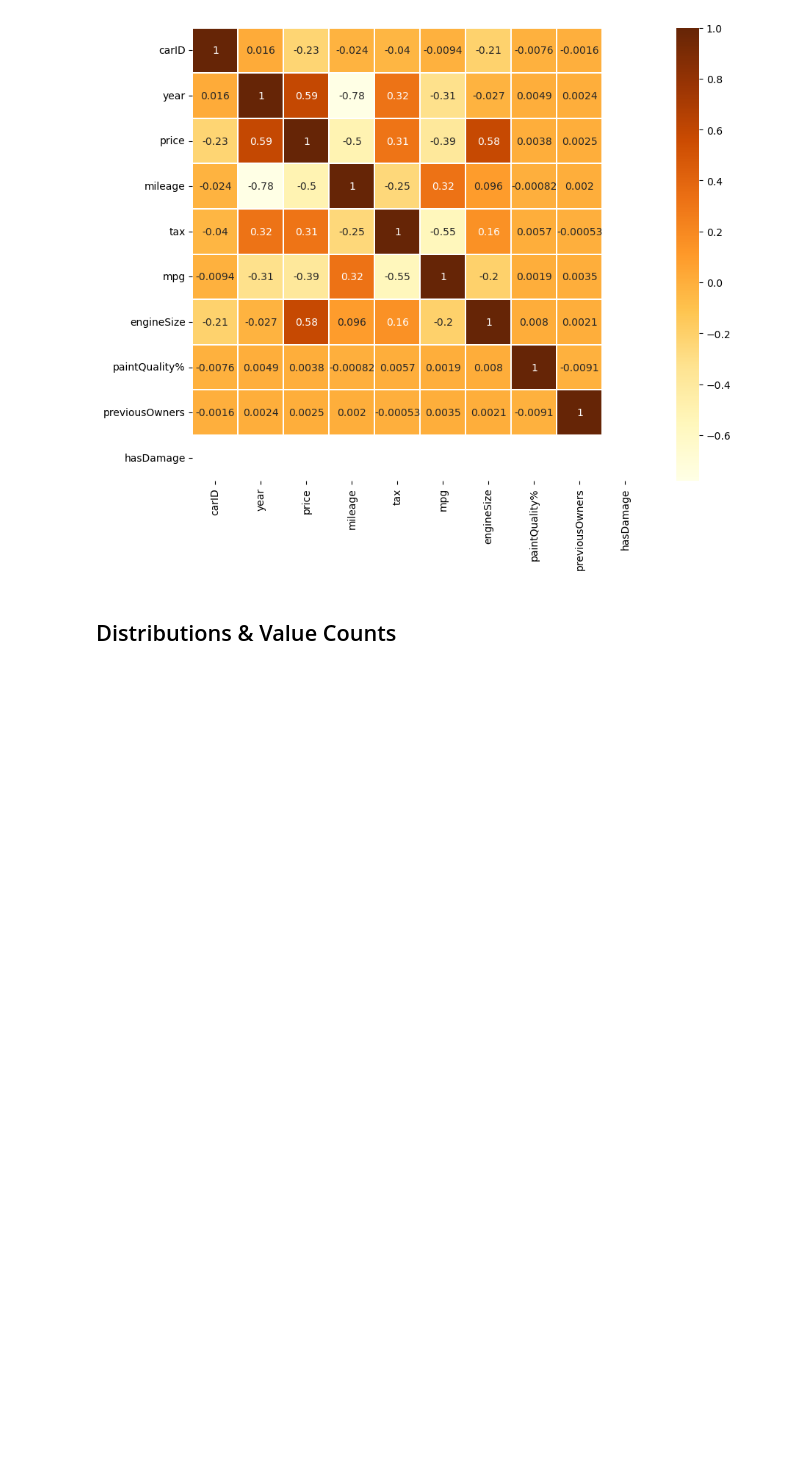
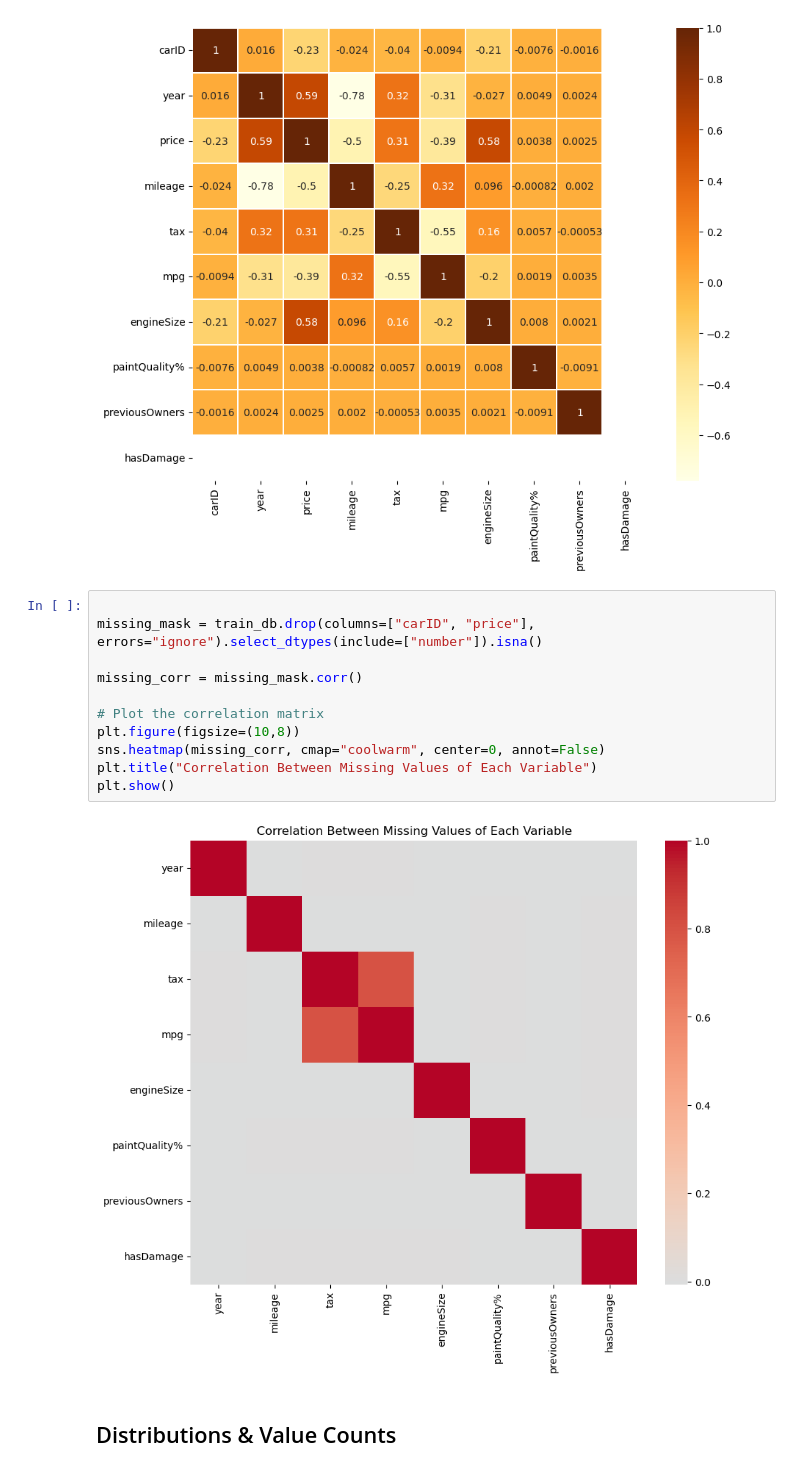
Before and after one commit to rodbarretoteixeira/ProjetoML, a Jupyter notebook: clean.ipynb, the cells around one changed output. Saved outputs shown, nothing was run; the diff lists cells and outputs as text; blank space fills up the shorter version.

```diff
--- a/clean.ipynb
+++ b/clean.ipynb
@@ -191,6 +270,19 @@ sns.heatmap(correlation_matrix, annot=True, cmap="YlOrBr", linewidths=0.1)
 plt.show()
 # %% [output]
 [figure]
+# %%
+
+missing_mask = train_db.drop(columns=["carID", "price"], errors="ignore").select_dtypes(include=["number"]).isna()
+
+missing_corr = missing_mask.corr()
+
+# Plot the correlation matrix
+plt.figure(figsize=(10,8))
+sns.heatmap(missing_corr, cmap="coolwarm", center=0, annot=False)
+plt.title("Correlation Between Missing Values of Each Variable")
+plt.show()
+# %% [output]
+[figure, added]
 # %% [markdown]
 ## Distributions & Value Counts
 # %%
```
Also changed, not shown: parts of 30 cells of this notebook, 1 other file.
